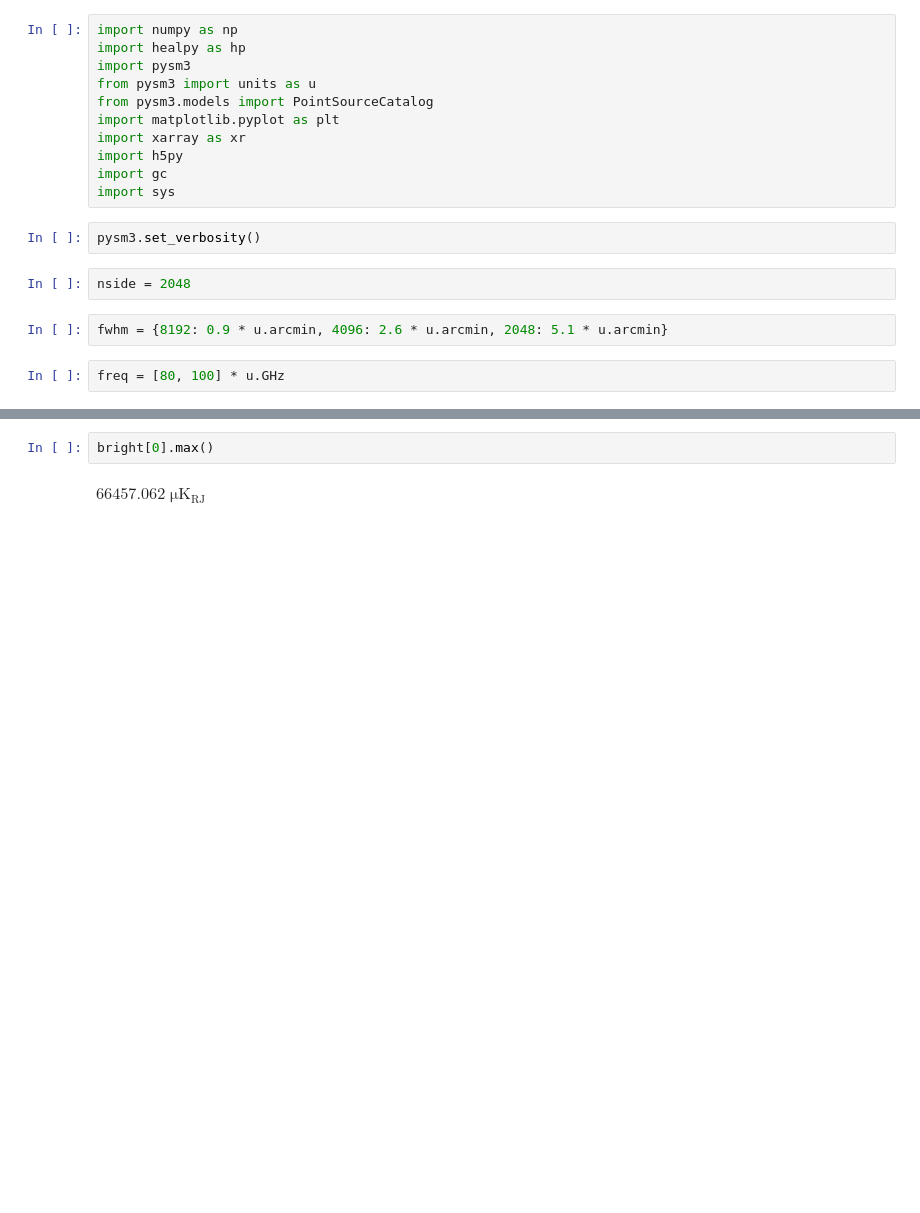
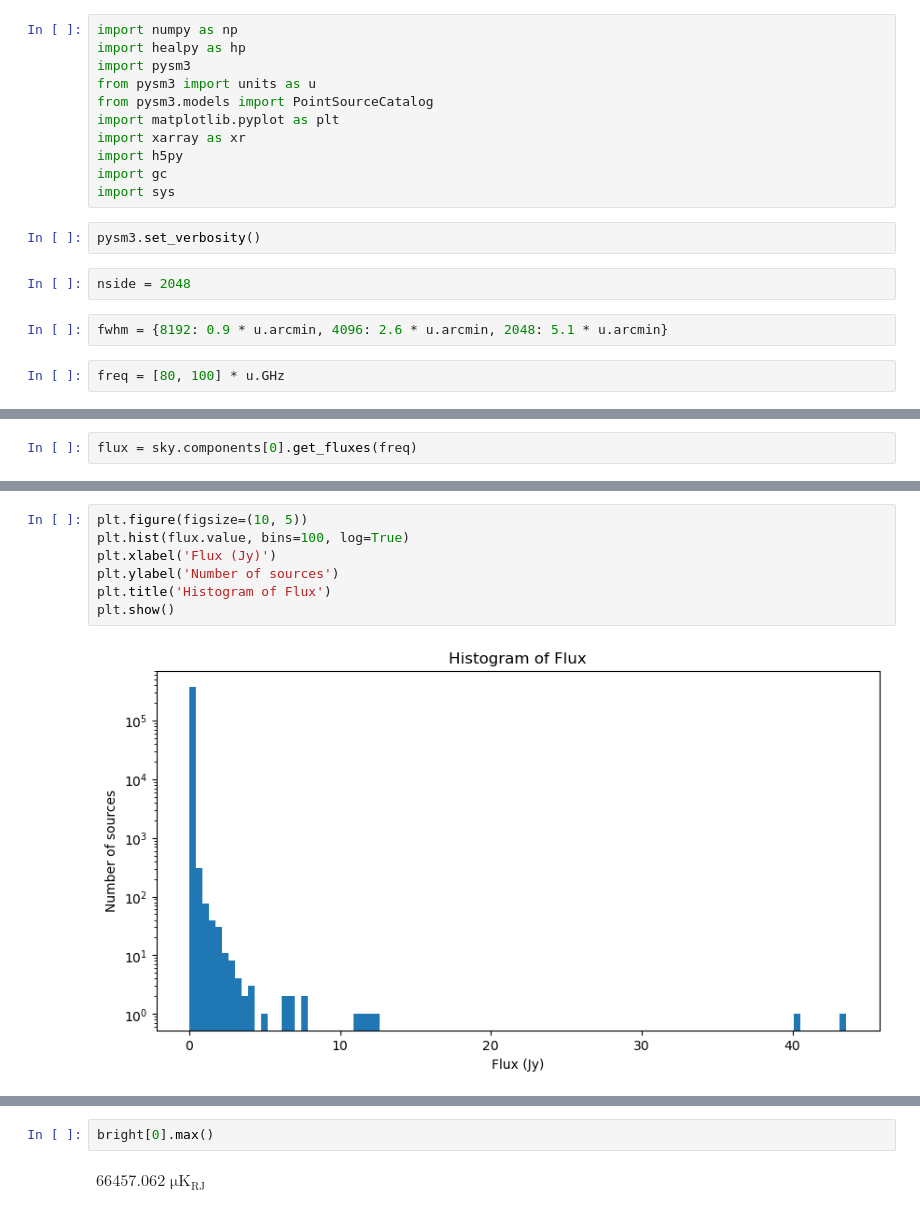
Before and after one commit to galsci/pysm, a Jupyter notebook: docs/preprocess-templates/catalog/compare_catalog_to_original_websky.ipynb, the cells around one changed output, grey strips where cells are left out. Saved outputs shown, nothing was run; the diff lists cells and outputs as text; blank space fills up the shorter version.

```diff
--- a/docs/preprocess-templates/catalog/compare_catalog_to_original_websky.ipynb
+++ b/docs/preprocess-templates/catalog/compare_catalog_to_original_websky.ipynb
@@ -46,0 +50,2 @@ sky = pysm3.Sky(nside=nside, preset_strings=["rg2"])
+# %%
+flux = sky.components[0].get_fluxes(freq)
@@ -47 +68,10 @@ sky = pysm3.Sky(nside=nside, preset_strings=["rg2"])
+# %%
+plt.figure(figsize=(10, 5))
+plt.hist(flux.value, bins=100, log=True)
+plt.xlabel('Flux (Jy)')
+plt.ylabel('Number of sources')
+plt.title('Histogram of Flux')
+plt.show()
+# %% [output]
+[figure, added]
 # %%
```
Also changed, not shown: parts of 13 cells of this notebook.
